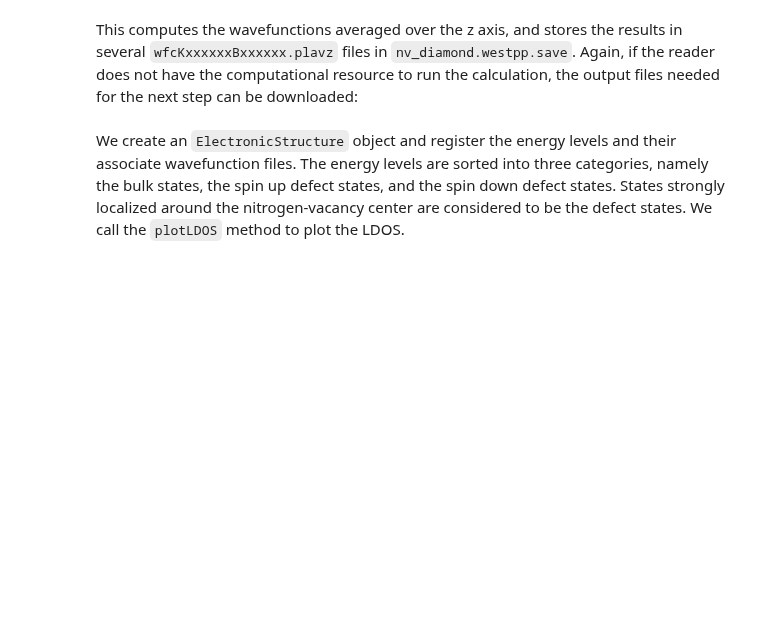
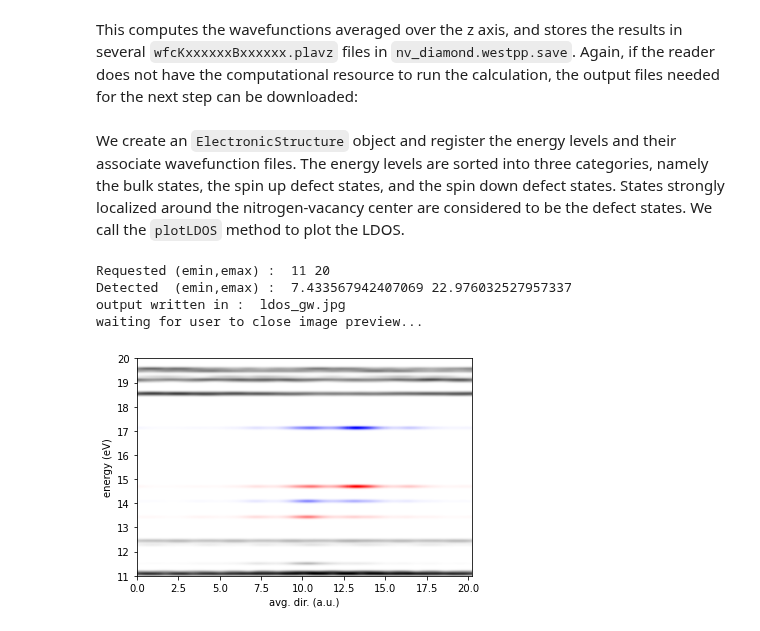
Before and after one commit to west-code-development/West, a Jupyter notebook: Doc/tutorials/basic/basic_004.ipynb, the cells around one changed output. Cells and saved outputs as stored; diff of their text form; code cells hidden in the pictures; blank space fills up the shorter version.

```diff
--- a/Doc/tutorials/basic/basic_004.ipynb
+++ b/Doc/tutorials/basic/basic_004.ipynb
@@ -142 +182,33 @@ es2.plotLDOS(kk=[1],ss=[1,2],energyKeys=['bulk','up','down'],sigma=0.05,energyRa
+# %%
+es2 = ElectronicStructure()
+
+# defect states
+defect_states = [430,431,432]
+
+dos_keys = ['bulk','up','down']
+for key in dos_keys :
+    es2.addKey(key,key)
+
+for i, row in df.iterrows():
+    k, s, n = int(row['k']), int(row['s']), int(row['n'])
+    kindex = f"K{k+(s-1)*len(data['system']['bzsamp']['k']):06d}"
+    if n in defect_states :
+        if s == 1 :
+            es2.addDataPoint([k,s,n],"up",row['eqpSec'])
+            es2.addDataPoint([k,s,n],"wfcFile",f'nv_diamond.westpp.save/wfcK{s:06d}B{n:06d}.plavz')
+        else :
+            es2.addDataPoint([k,s,n],"down",row['eqpSec'])
+            es2.addDataPoint([k,s,n],"wfcFile",f'nv_diamond.westpp.save/wfcK{s:06d}B{n:06d}.plavz')
+    else :
+        if n in range(321,481) :
+            es2.addDataPoint([k,s,n],"bulk",row['eqpSec'])
+            es2.addDataPoint([k,s,n],"wfcFile",f'nv_diamond.westpp.save/wfcK{s:06d}B{n:06d}.plavz')
+
+es2.plotLDOS(kk=[1],ss=[1,2],energyKeys=['bulk','up','down'],sigma=0.05,energyRange=[11,20,0.01],fname='ldos_gw.jpg')
+# %% [output]
+Requested (emin,emax) :  11 20
+Detected  (emin,emax) :  7.433567942407069 22.976032527957337
+output written in :  ldos_gw.jpg
+waiting for user to close image preview...
+[figure, added]
 # %% [markdown]
```
Also changed, not shown: parts of 13 cells of this notebook, 6 other files.
